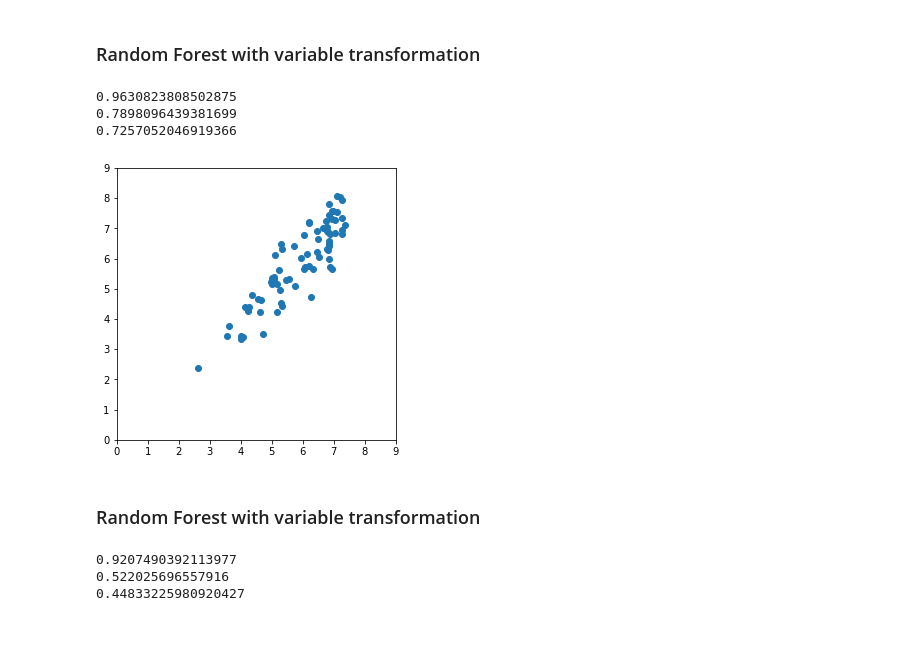
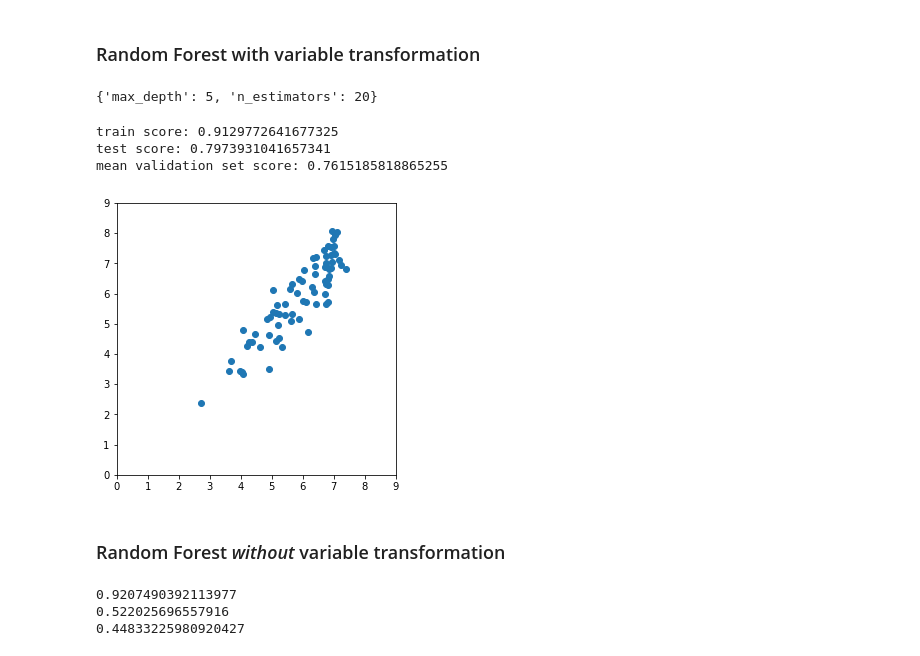
Before and after one commit to euniceky/BOS_BlueBike_Predictions, a Jupyter notebook: model_train.ipynb, the cells around one changed output. Drawn from its saved outputs; the diff is of its cells as text; code cells hidden in the pictures.

```diff
--- a/model_train.ipynb
+++ b/model_train.ipynb
@@ -228,26 +233,34 @@ print((cross_validate(model, X_train, y_train, cv=5)["test_score"]).mean())
 0.4662353934195833
 # %% [markdown]
 ### Random Forest with variable transformation
+# %%
+forest = RandomForestRegressor()
+parameters = {'n_estimators':[10,20,30,40,50], 'max_depth':[2,3,4,5,6,7,8,9,10]}
+clf = GridSearchCV(forest, parameters, cv=5)
+clf.fit(X_train, np.log(y_train))
+clf.best_params_
+# %% [output]
+{'max_depth': 5, 'n_estimators': 20}
 # %%
-forest = RandomForestRegressor()
+forest = RandomForestRegressor(n_estimators=20, max_depth=5)
 forest.fit(X_train, np.log(y_train))
-print(forest.score(X_train, np.log(y_train)))
-print(forest.score(X_test, np.log(y_test)))
+print("train score:",forest.score(X_train, np.log(y_train)))
+print("test score:",forest.score(X_test, np.log(y_test)))
 
-print((cross_validate(forest, X_train, np.log(y_train), cv=5)["test_score"]).mean())
+print("mean validation set score:",(cross_validate(forest, X_train, np.log(y_train), cv=5)["test_score"]).mean())
 
 ypredict=forest.predict(X_test)
 plt.subplots(figsize=(5,5))
 plt.scatter(ypredict, np.log(y_test))
 _=plt.xlim(0,9)
 _=plt.ylim(0,9)
 # %% [output]
-0.9630823808502875
-0.7898096439381699
-0.7257052046919366
+train score: 0.9129772641677325
+test score: 0.7973931041657341
+mean validation set score: 0.7615185818865255
-[figure, old version]
+[figure, new version]
 # %% [markdown]
-### Random Forest with variable transformation
+### Random Forest *without* variable transformation
 # %%
 forest = RandomForestRegressor()
 forest.fit(X_train, y_train)
```
Also changed, not shown: parts of 6 cells of this notebook.
